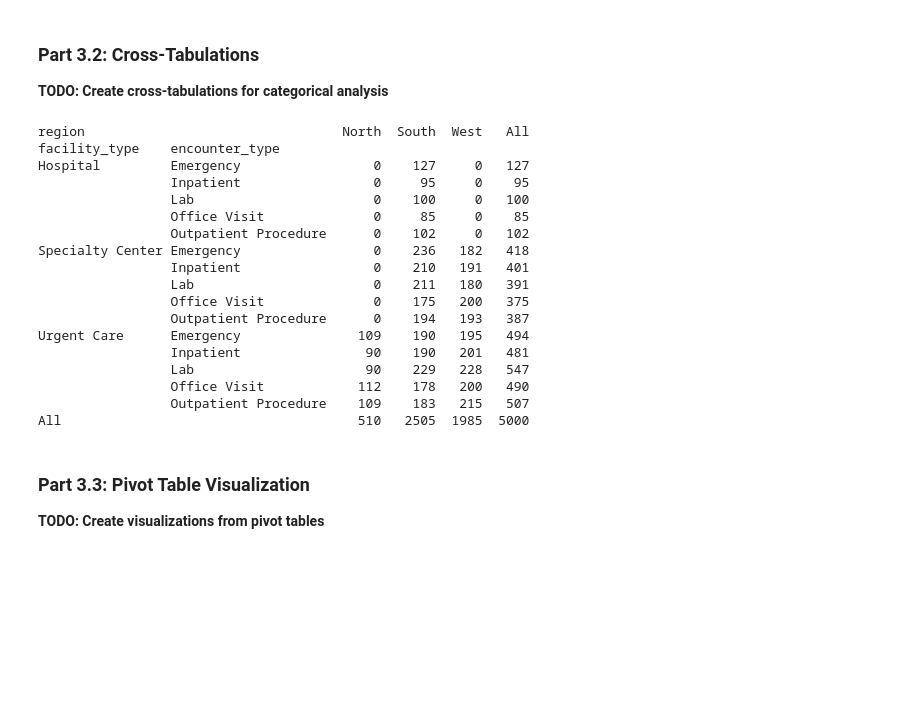
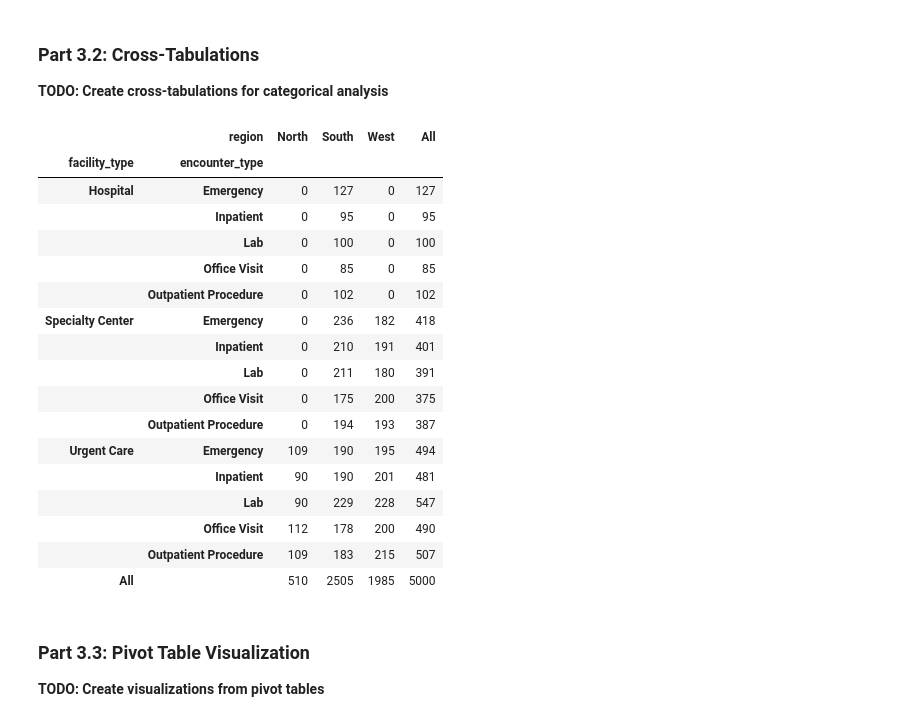
Before and after one commit to UCSF-DataSci/ds217-08-group-filter-and-flow-thomasblakely, a Jupyter notebook: assignment.ipynb, the cells around one changed output. Saved outputs shown, nothing was run; the diff lists cells and outputs as text; code cells hidden in the pictures; blank space fills up the shorter version.

```diff
--- a/assignment.ipynb
+++ b/assignment.ipynb
@@ -339,48 +340,51 @@ pivot4.to_csv('output/q3_pivot_analysis.csv')
 
 **TODO: Create cross-tabulations for categorical analysis**
 # %%
-# TODO: Create crosstab of facility type vs region with counts
+# Create crosstab of facility type vs region with counts
 cross = pd.crosstab(
     index = merged_df['facility_type'],
     columns = merged_df['region']
 )
 
-# TODO: Create crosstab with margins (row and column totals)
+# Create crosstab with margins (row and column totals)
 cross2 = pd.crosstab(
     index = merged_df['facility_type'],
     columns = merged_df['region'],
     margins = True
 )
-# TODO: Create multi-dimensional crosstab showing facility type × encounter type × region combinations
-#       (Hint: use pd.crosstab with multiple index/column parameters, or create manually from the data)
+
+# Create multi-dimensional crosstab showing facility type × encounter type × region combinations
+# (Hint: use pd.crosstab with multiple index/column parameters, or create manually from the data)
 cross3 = pd.crosstab(
     index = [merged_df['facility_type'], merged_df['encounter_type']],
     columns = merged_df['region'],
     margins = True
 )
-# TODO: Analyze the cross-tabulation results
-print(cross3)
-# TODO: Save results as 'output/q3_crosstab_analysis.csv'
+
+# Analyze the cross-tabulation results
+display(cross3)
+
+# Save results as 'output/q3_crosstab_analysis.csv'
 cross3.to_csv('output/q3_crosstab_analysis.csv')
 # %% [output]
-region                                 North  South  West   All
-facility_type    encounter_type
-Hospital         Emergency                 0    127     0   127
-                 Inpatient                 0     95     0    95
-                 Lab                       0    100     0   100
-                 Office Visit              0     85     0    85
-                 Outpatient Procedure      0    102     0   102
-Specialty Center Emergency                 0    236   182   418
-                 Inpatient                 0    210   191   401
-                 Lab                       0    211   180   391
-                 Office Visit              0    175   200   375
-                 Outpatient Procedure      0    194   193   387
-Urgent Care      Emergency               109    190   195   494
-                 Inpatient                90    190   201   481
-                 Lab                      90    229   228   547
-                 Office Visit            112    178   200   490
-                 Outpatient Procedure    109    183   215   507
-All                                      510   2505  1985  5000
+|  | region | North | South | West | All |
+| facility_type | encounter_type |  |  |  |  |
+| Hospital | Emergency | 0 | 127 | 0 | 127 |
+|  | Inpatient | 0 | 95 | 0 | 95 |
+|  | Lab | 0 | 100 | 0 | 100 |
+|  | Office Visit | 0 | 85 | 0 | 85 |
+|  | Outpatient Procedure | 0 | 102 | 0 | 102 |
+| Specialty Center | Emergency | 0 | 236 | 182 | 418 |
+|  | Inpatient | 0 | 210 | 191 | 401 |
+|  | Lab | 0 | 211 | 180 | 391 |
+|  | Office Visit | 0 | 175 | 200 | 375 |
+|  | Outpatient Procedure | 0 | 194 | 193 | 387 |
+| Urgent Care | Emergency | 109 | 190 | 195 | 494 |
+|  | Inpatient | 90 | 190 | 201 | 481 |
+|  | Lab | 90 | 229 | 228 | 547 |
+|  | Office Visit | 112 | 178 | 200 | 490 |
+|  | Outpatient Procedure | 109 | 183 | 215 | 507 |
+| All |  | 510 | 2505 | 1985 | 5000 |
 # %% [markdown]
 ### Part 3.3: Pivot Table Visualization
 
```
Also changed, not shown: parts of 8 cells of this notebook, 3 other files.
